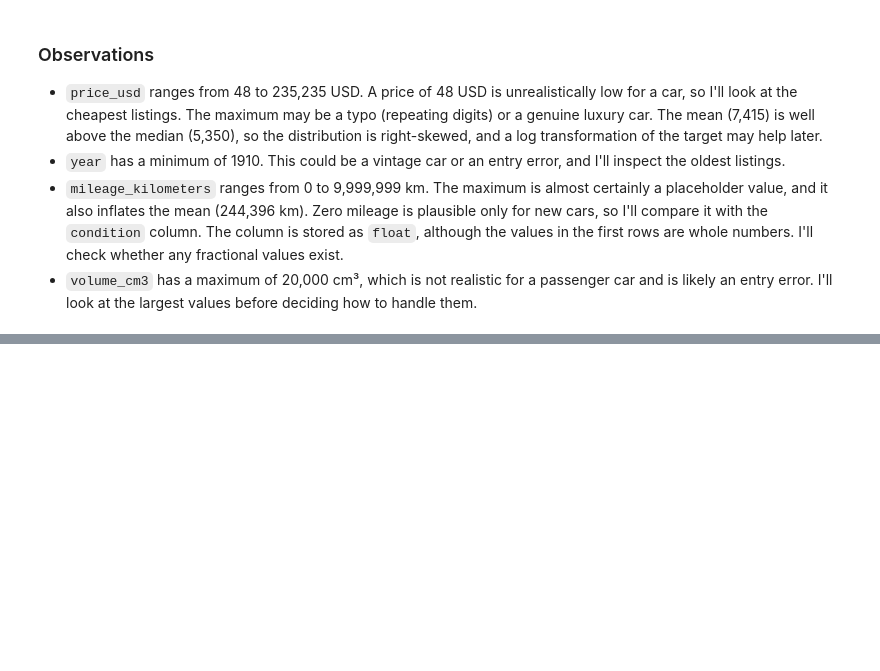
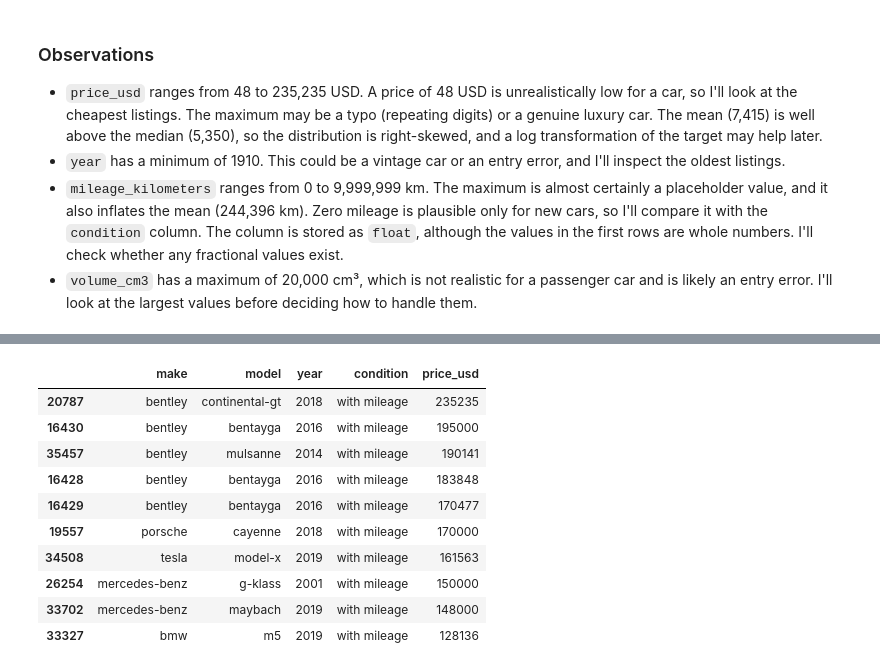
Before and after one commit to VukasinJ-dev/car-price-prediction, a Jupyter notebook: notebooks/01_eda.ipynb, the cells around one changed output, grey strips where cells are left out. Drawn from its saved outputs; the diff is of its cells as text; code cells hidden in the pictures; blank space fills up the shorter version.

```diff
--- a/notebooks/01_eda.ipynb
+++ b/notebooks/01_eda.ipynb
@@ -95,0 +282,14 @@ df.describe().T
+# %%
+df[['make', 'model', 'year', 'condition', 'price_usd']].nlargest(10, 'price_usd')
+# %% [output]
+|  | make | model | year | condition | price_usd |
+| 20787 | bentley | continental-gt | 2018 | with mileage | 235235 |
+| 16430 | bentley | bentayga | 2016 | with mileage | 195000 |
+| 35457 | bentley | mulsanne | 2014 | with mileage | 190141 |
+| 16428 | bentley | bentayga | 2016 | with mileage | 183848 |
+| 16429 | bentley | bentayga | 2016 | with mileage | 170477 |
+| 19557 | porsche | cayenne | 2018 | with mileage | 170000 |
+| 34508 | tesla | model-x | 2019 | with mileage | 161563 |
+| 26254 | mercedes-benz | g-klass | 2001 | with mileage | 150000 |
+| 33702 | mercedes-benz | maybach | 2019 | with mileage | 148000 |
+| 33327 | bmw | m5 | 2019 | with mileage | 128136 |
```
Also changed, not shown: parts of 14 cells of this notebook, 2 other files.
